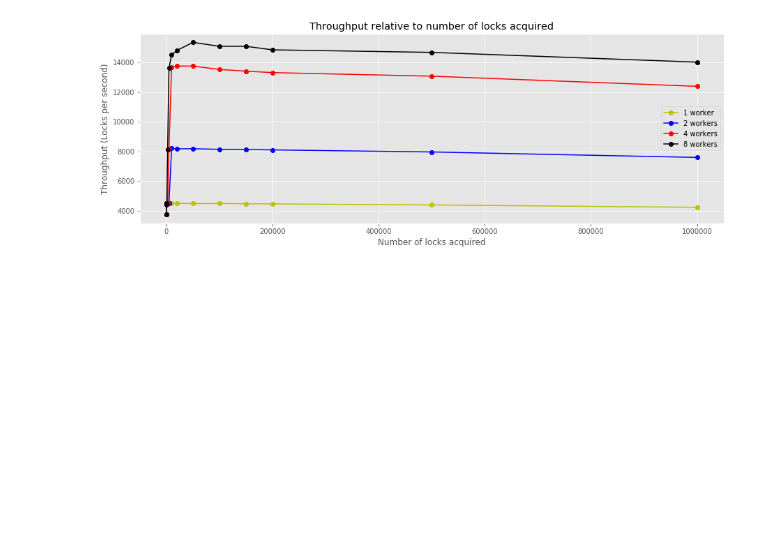
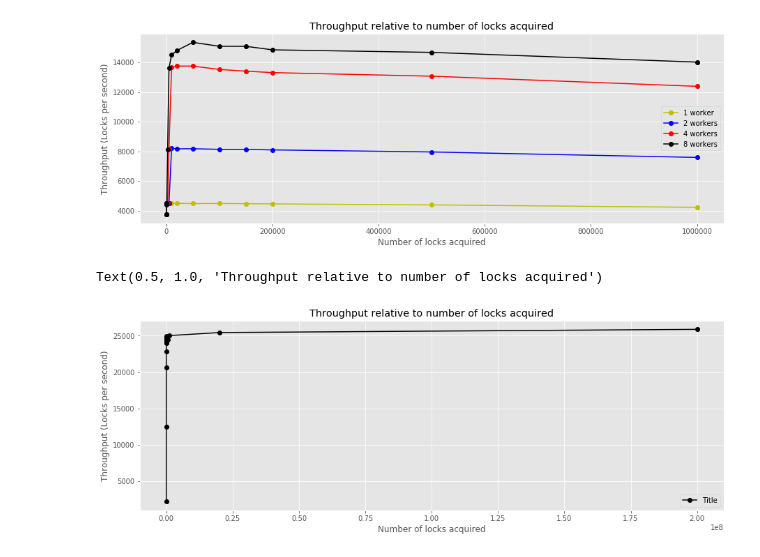
Before and after one commit to shangsuru/verifiable-lockmanager, a Jupyter notebook: benchmark/evaluation/evaluation.ipynb, the cells around one changed output. Saved outputs shown, nothing was run; the diff lists cells and outputs as text; code cells hidden in the pictures; blank space fills up the shorter version.

Commit message:
TDBT-231 Add evaluation of demand paging without signing locks

```diff
--- a/benchmark/evaluation/evaluation.ipynb
+++ b/benchmark/evaluation/evaluation.ipynb
@@ -121,3 +121,23 @@ plot_runtime(demand_paging)
 plot_throughput(demand_paging)
 # %% [output]
 [figure]
+# %%
+demand = pd.read_csv("demand_pagingv2.csv") # without signing
+
+fig = plt.figure(figsize=(15, 5))
+ax = fig.add_subplot(111)
+numLocks = getNumLocks(demand)
+
+throughput = []
+averages = averages_of_repeated_experiments(demand, [1])
+for locks, duration in zip(numLocks, averages):
+  throughput.append(locks / duration)
+ax.plot(numLocks, throughput, "ko-", label="Title")
+
+plt.legend()
+plt.xlabel("Number of locks acquired")
+plt.ylabel("Throughput (Locks per second)")
+plt.title("Throughput relative to number of locks acquired")
+# %% [output]
+Text(0.5, 1.0, 'Throughput relative to number of locks acquired')
+[figure, added]
```
Also changed, not shown: 1 other file.
